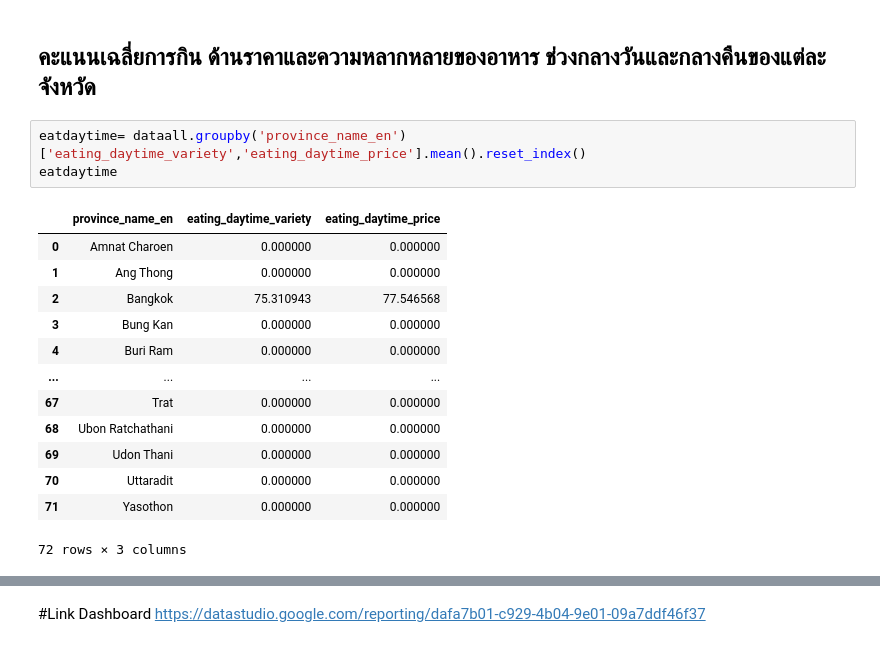
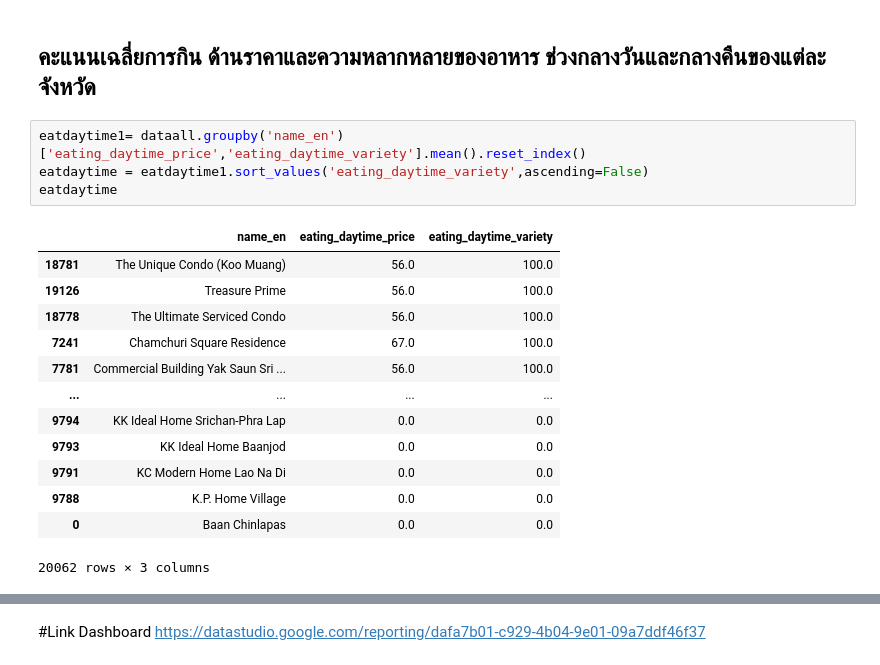
Before and after one commit to nannthd/BasicProg_DataViz65, a Jupyter notebook: Project.ipynb, the cells around one changed output, grey strips where cells are left out. Drawn from its saved outputs; the diff is of its cells as text.

```diff
--- a/Project.ipynb
+++ b/Project.ipynb
@@ -991,19 +961,20 @@ plt.title('Average score to reach the place by driving');
 # %% [markdown]
 ## คะแนนเฉลี่ยการกิน ด้านราคาและความหลากหลายของอาหาร ช่วงกลางวันและกลางคืนของแต่ละจังหวัด
 # %%
-eatdaytime= dataall.groupby('province_name_en')['eating_daytime_variety','eating_daytime_price'].mean().reset_index()
+eatdaytime1= dataall.groupby('name_en')['eating_daytime_price','eating_daytime_variety'].mean().reset_index()
+eatdaytime = eatdaytime1.sort_values('eating_daytime_variety',ascending=False)
 eatdaytime
 # %% [output]
-|  | province_name_en | eating_daytime_variety | eating_daytime_price |
-| 0 | Amnat Charoen | 0.000000 | 0.000000 |
-| 1 | Ang Thong | 0.000000 | 0.000000 |
-| 2 | Bangkok | 75.310943 | 77.546568 |
-| 3 | Bung Kan | 0.000000 | 0.000000 |
-| 4 | Buri Ram | 0.000000 | 0.000000 |
+|  | name_en | eating_daytime_price | eating_daytime_variety |
+| 18781 | The Unique Condo (Koo Muang) | 56.0 | 100.0 |
+| 19126 | Treasure Prime | 56.0 | 100.0 |
+| 18778 | The Ultimate Serviced Condo | 56.0 | 100.0 |
+| 7241 | Chamchuri Square Residence | 67.0 | 100.0 |
+| 7781 | Commercial Building Yak Saun Sri ... | 56.0 | 100.0 |
 | ... | ... | ... | ... |
-| 67 | Trat | 0.000000 | 0.000000 |
-| 68 | Ubon Ratchathani | 0.000000 | 0.000000 |
-| 69 | Udon Thani | 0.000000 | 0.000000 |
-| 70 | Uttaradit | 0.000000 | 0.000000 |
-| 71 | Yasothon | 0.000000 | 0.000000 |
+| 9794 | KK Ideal Home Srichan-Phra Lap | 0.0 | 0.0 |
+| 9793 | KK Ideal Home Baanjod | 0.0 | 0.0 |
+| 9791 | KC Modern Home Lao Na Di | 0.0 | 0.0 |
+| 9788 | K.P. Home Village | 0.0 | 0.0 |
+| 0 | Baan Chinlapas | 0.0 | 0.0 |
-72 rows × 3 columns
+20062 rows × 3 columns
```
Also changed, not shown: parts of 17 cells of this notebook.
